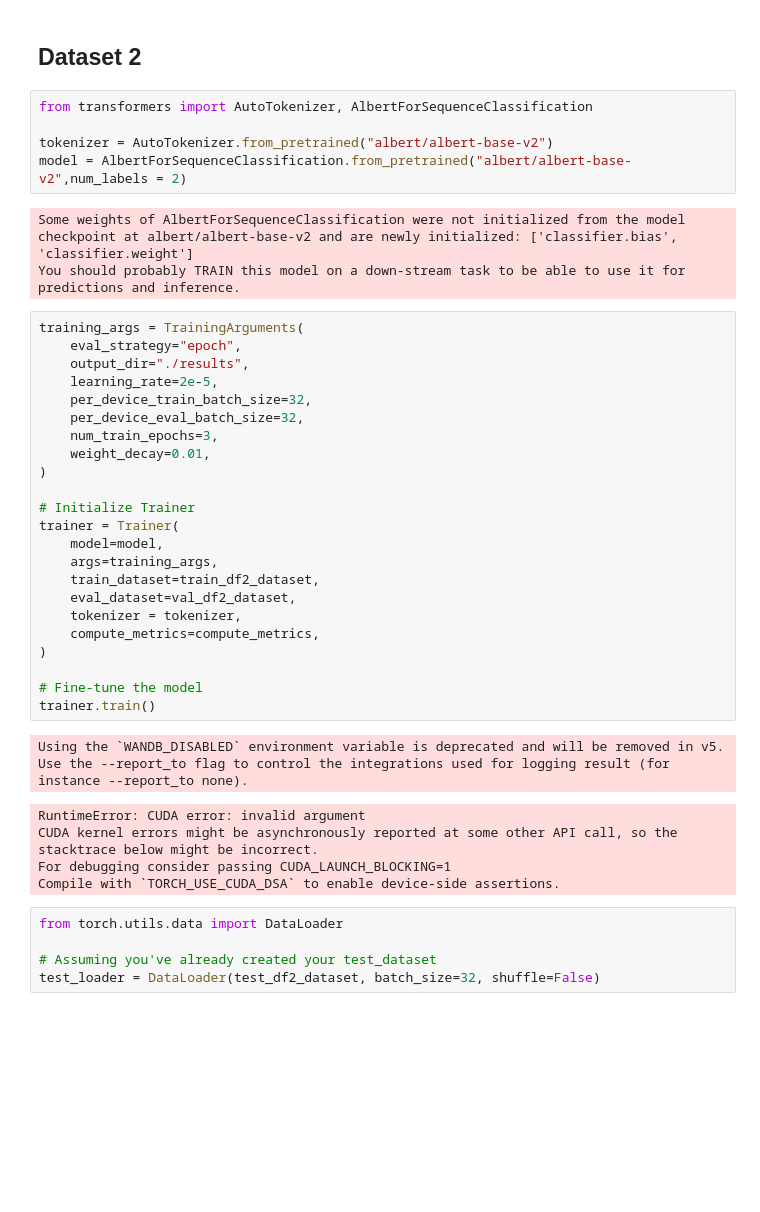
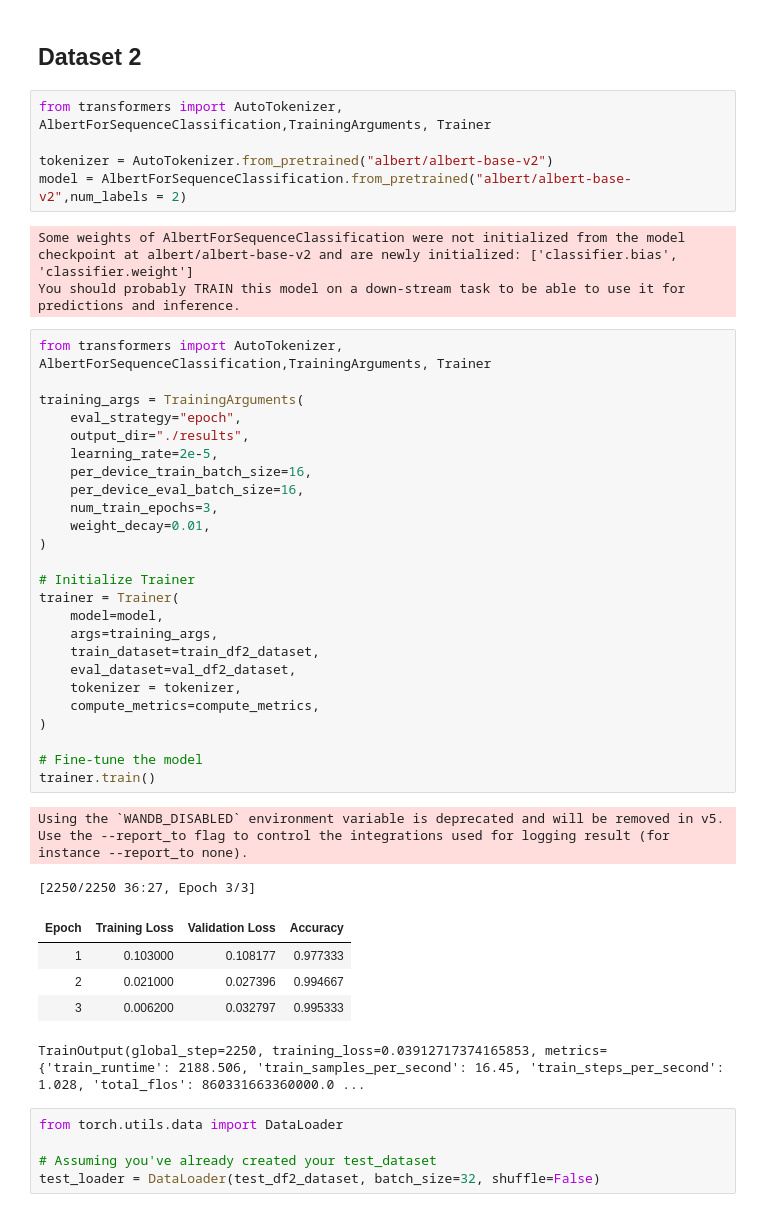
Before and after one commit to Sirapop12345/sp, a Jupyter notebook: notebook5ab12a55f4.ipynb, the cells around one changed output. Cells and saved outputs as stored; diff of their text form; blank space fills up the shorter version.

Commit message:
Kaggle Notebook | notebook5ab12a55f4 | Version 2 (ALBERT other 2 df)

```diff
--- a/notebook5ab12a55f4.ipynb
+++ b/notebook5ab12a55f4.ipynb
@@ -1862,7 +1805,7 @@ weighted avg       1.00      1.00      1.00      1500
 # %% [markdown]
 ## Dataset 2
 # %%
-from transformers import AutoTokenizer, AlbertForSequenceClassification
+from transformers import AutoTokenizer, AlbertForSequenceClassification,TrainingArguments, Trainer
 
 tokenizer = AutoTokenizer.from_pretrained("albert/albert-base-v2")
 model = AlbertForSequenceClassification.from_pretrained("albert/albert-base-v2",num_labels = 2)
@@ -1870,34 +1813,38 @@ model = AlbertForSequenceClassification.from_pretrained("albert/albert-base-v2",
 Some weights of AlbertForSequenceClassification were not initialized from the model checkpoint at albert/albert-base-v2 and are newly initialized: ['classifier.bias', 'classifier.weight']
 You should probably TRAIN this model on a down-stream task to be able to use it for predictions and inference.
 # %%
+from transformers import AutoTokenizer, AlbertForSequenceClassification,TrainingArguments, Trainer
+
 training_args = TrainingArguments(
     eval_strategy="epoch",
     output_dir="./results",
     learning_rate=2e-5,
-    per_device_train_batch_size=32,
-    per_device_eval_batch_size=32,
+    per_device_train_batch_size=16,
+    per_device_eval_batch_size=16,
     num_train_epochs=3,
     weight_decay=0.01,
 )
 
 # Initialize Trainer
 trainer = Trainer(
     model=model,
     args=training_args,
     train_dataset=train_df2_dataset,
     eval_dataset=val_df2_dataset,
     tokenizer = tokenizer,
     compute_metrics=compute_metrics,
 )
 
 # Fine-tune the model
 trainer.train()
 # %% [output]
 Using the `WANDB_DISABLED` environment variable is deprecated and will be removed in v5. Use the --report_to flag to control the integrations used for logging result (for instance --report_to none).
-RuntimeError: CUDA error: invalid argument
-CUDA kernel errors might be asynchronously reported at some other API call, so the stacktrace below might be incorrect.
-For debugging consider passing CUDA_LAUNCH_BLOCKING=1
-Compile with `TORCH_USE_CUDA_DSA` to enable device-side assertions.
+[2250/2250 36:27, Epoch 3/3]
+| Epoch | Training Loss | Validation Loss | Accuracy |
+| 1 | 0.103000 | 0.108177 | 0.977333 |
+| 2 | 0.021000 | 0.027396 | 0.994667 |
+| 3 | 0.006200 | 0.032797 | 0.995333 |
+TrainOutput(global_step=2250, training_loss=0.03912717374165853, metrics={'train_runtime': 2188.506, 'train_samples_per_second': 16.45, 'train_steps_per_second': 1.028, 'total_flos': 860331663360000.0 ...
 # %%
 from torch.utils.data import DataLoader
 
```
Also changed, not shown: parts of 11 cells of this notebook.
